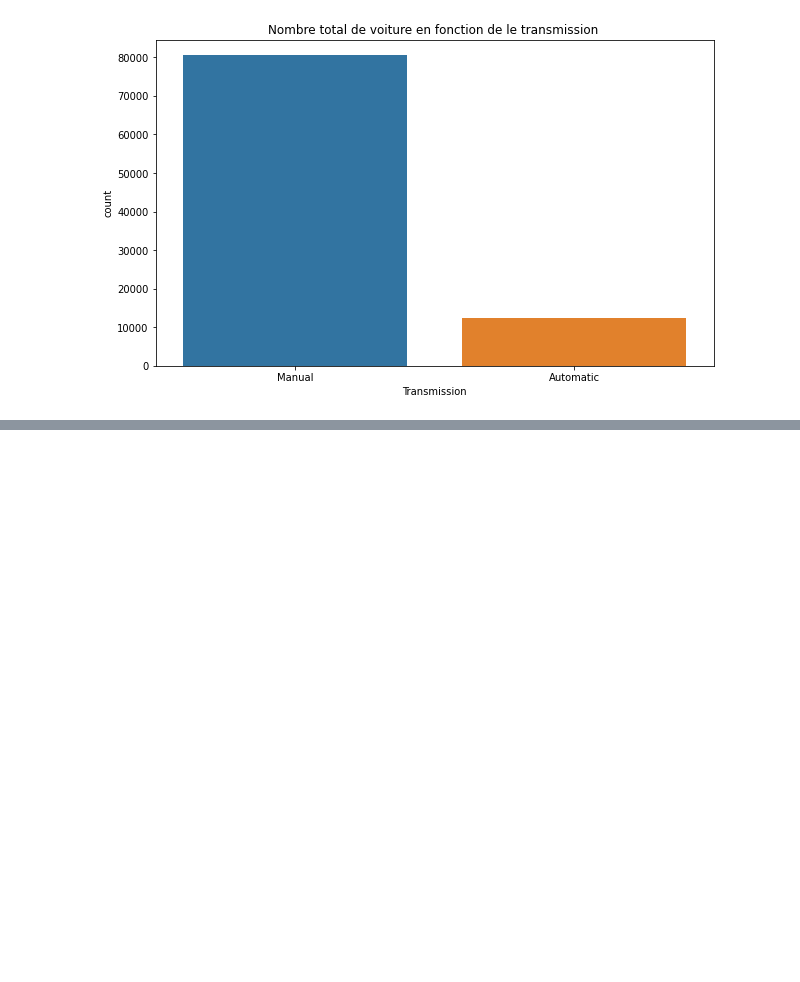
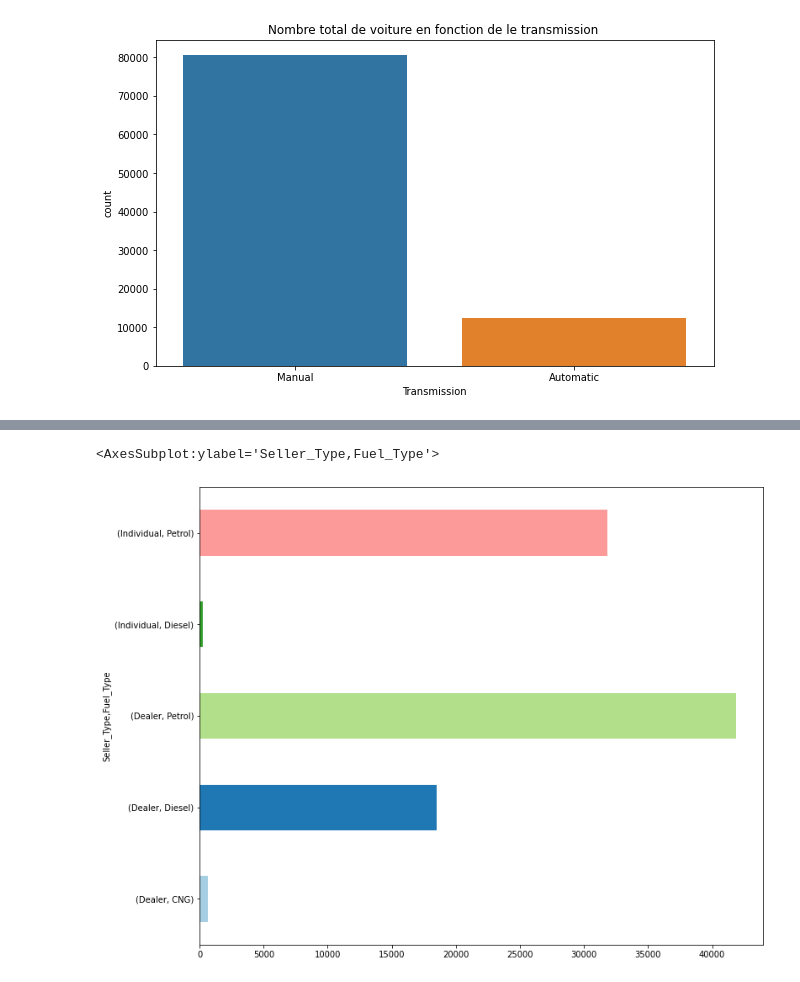
Before and after one commit to aurelienbono/Car_analyse, a Jupyter notebook: main.ipynb, the cells around one changed output, grey strips where cells are left out. Cells and saved outputs as stored; diff of their text form; code cells hidden in the pictures; blank space fills up the shorter version.

```diff
--- a/main.ipynb
+++ b/main.ipynb
@@ -160,0 +128,6 @@ plt.show()
+# %%
+df.groupby('Seller_Type')['Fuel_Type'].value_counts(ascending=True).plot(kind='barh', color=sns.color_palette('Paired'), figsize=(12,10))
+plt.xlabel("Car_count")
+# %% [output]
+<AxesSubplot:ylabel='Seller_Type,Fuel_Type'>
+[figure, added]
```
Also changed, not shown: parts of 14 cells of this notebook, 1 other file.
